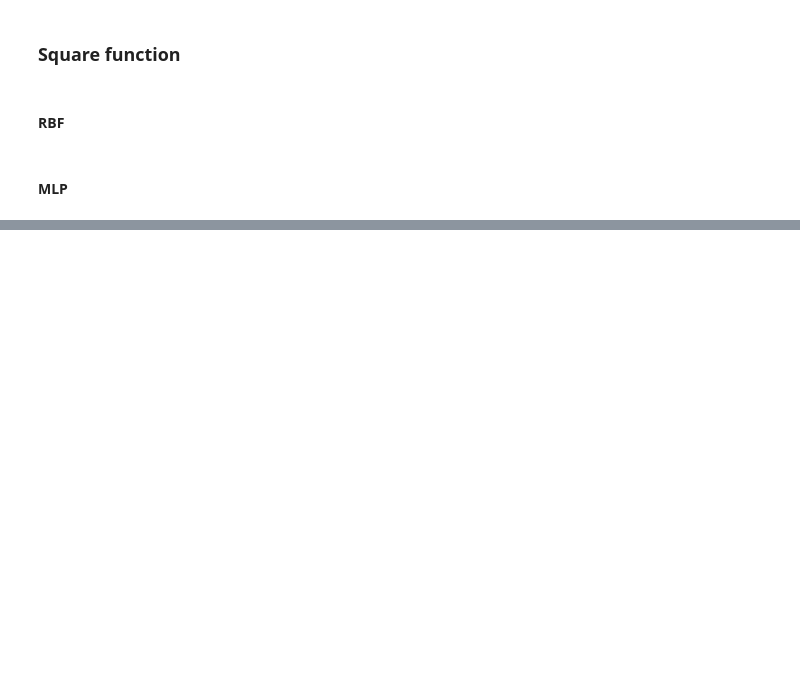
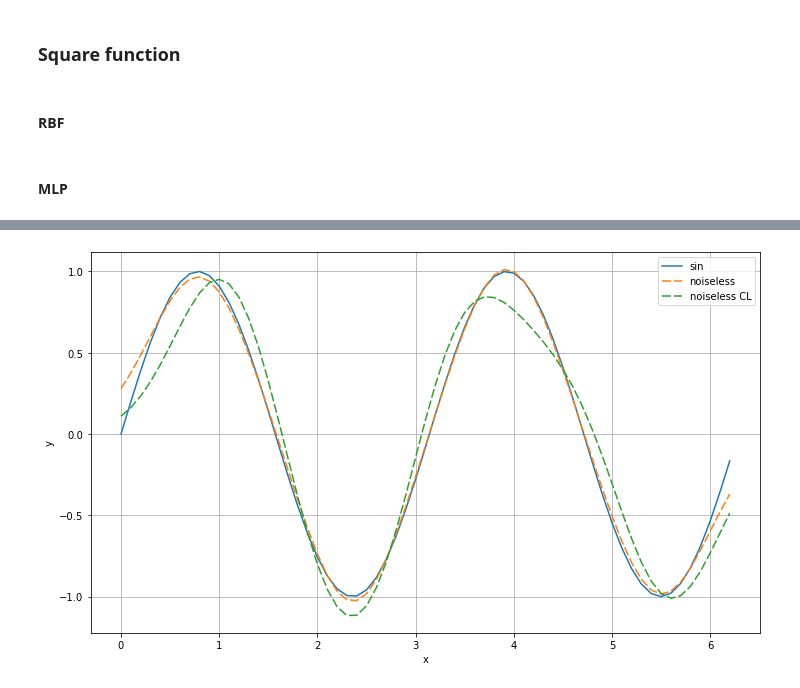
Before and after one commit to Alexdruso/DD2437-ANNDA-Colasanti-Sanvito-Stuart, a Jupyter notebook: lab2/assignment_1.ipynb, the cells around one changed output, grey strips where cells are left out. Cells and saved outputs as stored; diff of their text form; code cells hidden in the pictures; blank space fills up the shorter version.

```diff
--- a/lab2/assignment_1.ipynb
+++ b/lab2/assignment_1.ipynb
@@ -933,0 +1208,10 @@ plot_2d_function(
+# %%
+plot_2d_function(
+    dfs=[sin_df],
+    function_names=['sin'],
+    models = [results_1['noiseless_models'][0], results['noiseless_CL_models'][0]],
+    names = ['noiseless', 'noiseless CL']
+    #path=img_path + 'sin_delta_vs_ls'
+)
+# %% [output]
+[figure, added]
```
Also changed, not shown: parts of 19 cells of this notebook, 1 other file.
